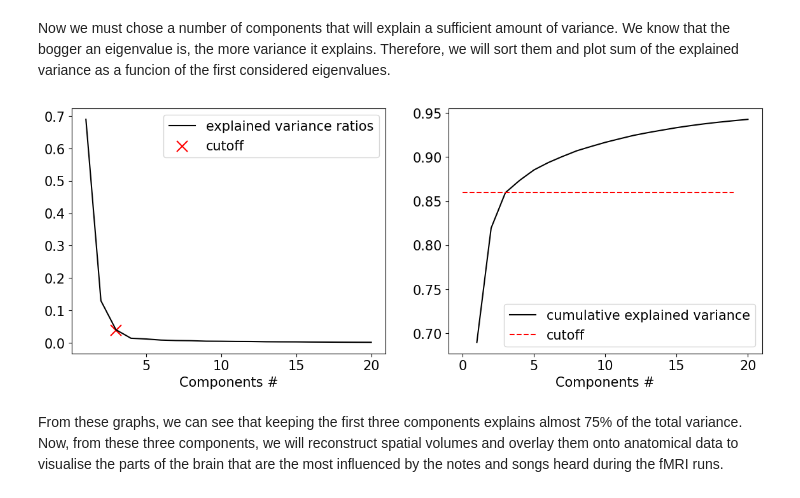
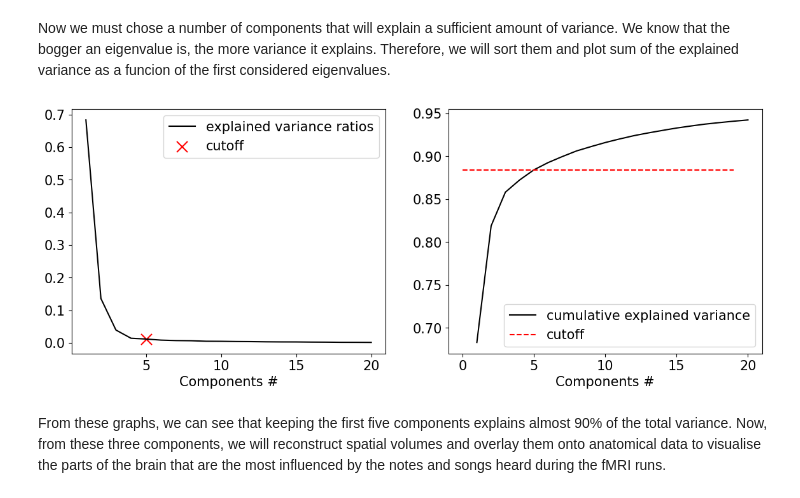
Before and after one commit to AlexisCogne/NSSP_projects, a Jupyter notebook: PCA.ipynb, the cells around one changed output. Saved outputs shown, nothing was run; the diff lists cells and outputs as text; code cells hidden in the pictures.

```diff
--- a/PCA.ipynb
+++ b/PCA.ipynb
@@ -136,23 +136,23 @@ Now we must chose a number of components that will explain a sufficient amount o
 # %%
 fig, ax = plt.subplots(1, 2, figsize=(14,5))
 
 ratios = pca.explained_variance_ratio_
 cumulative_ratios = np.cumsum(pca.explained_variance_ratio_)
-nb_clusters = 3
+nb_clusters = 5
 
 ax[0].plot(np.arange(1, len(ratios)+1), ratios, label='explained variance ratios', c='k')
 ax[0].scatter([nb_clusters], [ratios[nb_clusters-1]], [150], marker='x', color='r', label='cutoff')
 ax[1].plot(np.arange(1, len(cumulative_ratios)+1), cumulative_ratios, label='cumulative explained variance', c='k')
 ax[1].hlines(y=cumulative_ratios[nb_clusters-1], xmin=0, xmax=len(ratios)-1, linestyle='--', color='r', label='cutoff')
 
 for k in range(2):
     ax[k].set_xlabel('Components #', size=15)
     ax[k].legend(prop={'size':15})
     ax[k].tick_params(axis='both', which='major', labelsize=15)
 # %% [output]
-[figure, old version]
+[figure, new version]
 # %% [markdown]
-From these graphs, we can see that keeping the first three components explains almost 75% of the total variance. Now, from these three components, we will reconstruct spatial volumes and overlay them onto anatomical data to visualise the parts of the brain that are the most influenced by the notes and songs heard during the fMRI runs.
+From these graphs, we can see that keeping the first five components explains almost 90% of the total variance. Now, from these three components, we will reconstruct spatial volumes and overlay them onto anatomical data to visualise the parts of the brain that are the most influenced by the notes and songs heard during the fMRI runs.
 # %%
 
 # Initialize an empty list to store each spatial component as a 3D volume
```
Also changed, not shown: parts of 4 cells of this notebook.
